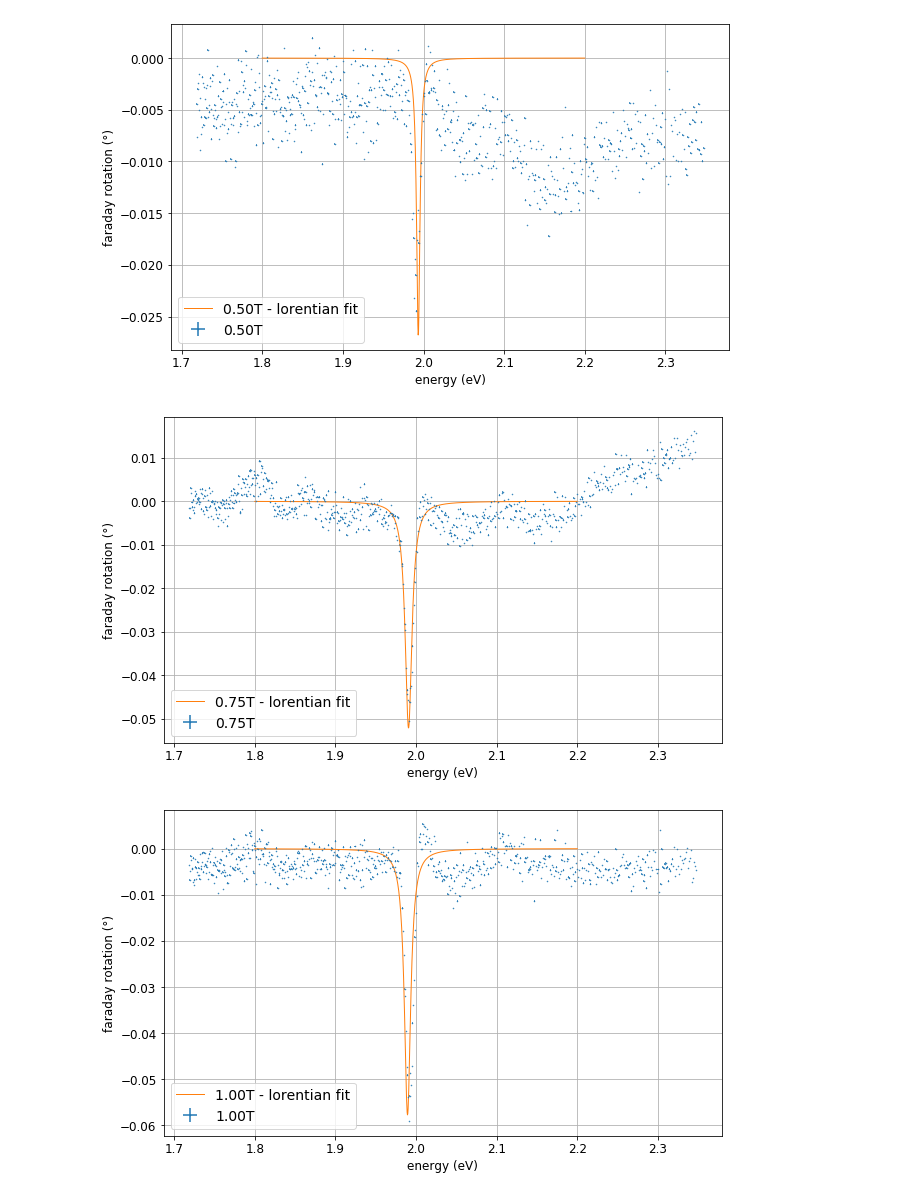
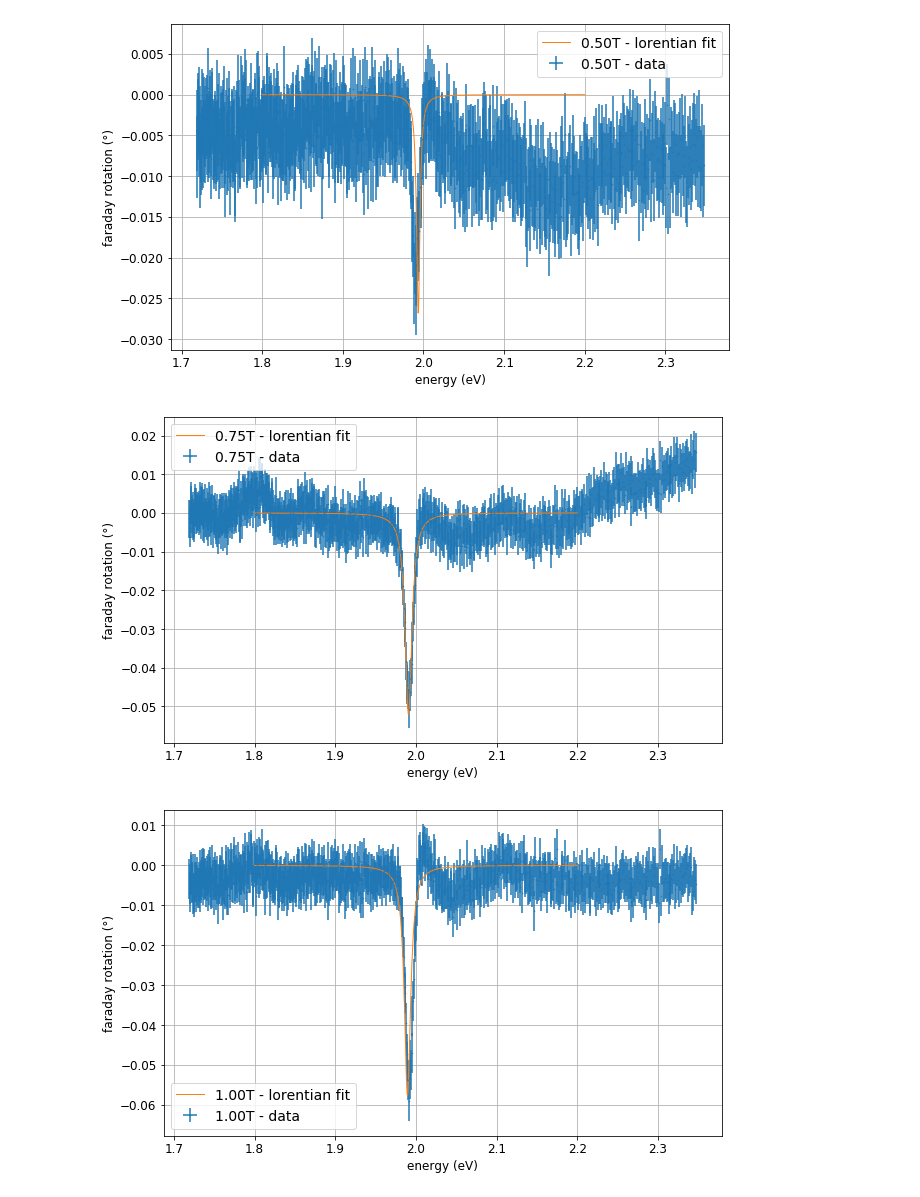
Before and after one commit to Br0Fi/FestSpekt20, a Jupyter notebook: AG-Bratschitsch/scripts/faraday.ipynb, the cells around one changed output. Cells and saved outputs as stored; diff of their text form; code cells hidden in the pictures.

```diff
--- a/AG-Bratschitsch/scripts/faraday.ipynb
+++ b/AG-Bratschitsch/scripts/faraday.ipynb
@@ -150,8 +150,8 @@ femto = 1e-15
 # %%
 # import der daten
 
-unc_Egy = 0.0008981 * 1/(2*np.sqrt(3))
-unc_fr = 0 + 1e-6
+unc_Egy = 0.0001
+unc_fr = 0.005
 
 data = np.loadtxt("../raw/faraday_rot/WS2.dat", unpack=True, delimiter="\t", skiprows=1)
 ws2_Egy = np.array(data[0])
@@ -188,3 +188,5 @@ ydataSap_1400mT = unp.uarray(sap_fr_1400mT,unc_fr)
 #print(unv(xdataCu))
 #print(unv(ydataCu))
 #print(usd(ydataCu))
+
+print(unc_Egy)
@@ -224,31 +228,31 @@ print(l1)
 # %%
 #setup WS2 1.4T
 
 fig=plt.figure(figsize=fullscreen)
 ax = plt.gca()
 
 #Datenpunkte
-plt.errorbar(unv(xdataWS2), unv(ydataWS2_500mT), usd(ydataWS2_500mT), usd(xdataWS2), label="0.50T", ls=" ", marker=".", markersize = 1)
+plt.errorbar(unv(xdataWS2), unv(ydataWS2_500mT), usd(ydataWS2_500mT), usd(xdataWS2), label="0.50T - data", ls=" ", marker=".", markersize = 1)
 
 pfit, perr = fit_curvefit(unv(xdataWS2), unv(ydataWS2_500mT), lorentz, yerr = usd(ydataWS2_500mT), p0 = [1.98,-0.5,0.001])
 l2 = unp.uarray(pfit, perr)
 xfit = np.linspace(1.8, 2.2, 1000)
 yfit = lorentz(xfit, *unv(l2))
 plt.plot(xfit, unv(yfit) , linewidth = 1, label="0.50T - lorentian fit")
 min2 = min( lorentz(xfit, *unv(l2)) )
 pos2 = l2[0]
 
 # fig param
 
 plt.grid()
 plt.xlabel("energy (eV)")
 plt.ylabel("faraday rotation (°)")
 plt.legend(prop={'size':fig_legendsize})
 plt.tick_params(labelsize=fig_labelsize)
 plt.savefig("../plots/WS2_500mT.pdf")
 plt.show()
 # %% [output]
-[figure, old version]
+[figure, new version]
 # %%
 #setup WS2 0.75T
 
@@ -256,7 +260,7 @@ fig=plt.figure(figsize=fullscreen)
 ax = plt.gca()
 
 #Datenpunkte
-plt.errorbar(unv(xdataWS2), unv(ydataWS2_750mT), usd(ydataWS2_750mT), usd(xdataWS2), label="0.75T", ls=" ", marker=".", markersize = 1)
+plt.errorbar(unv(xdataWS2), unv(ydataWS2_750mT), usd(ydataWS2_750mT), usd(xdataWS2), label="0.75T - data", ls=" ", marker=".", markersize = 1)
 
 pfit, perr = fit_curvefit(unv(xdataWS2), unv(ydataWS2_750mT), lorentz, yerr = usd(ydataWS2_750mT), p0 = [1.9925,-0.01,0.005])
 l3 = unp.uarray(pfit, perr)
@@ -276,7 +280,7 @@ plt.tick_params(labelsize=fig_labelsize)
 plt.savefig("../plots/WS2_750mT.pdf")
 plt.show()
 # %% [output]
-[figure, old version]
+[figure, new version]
 # %%
 #setup WS2 1.0T
 
@@ -284,7 +288,7 @@ fig=plt.figure(figsize=fullscreen)
 ax = plt.gca()
 
 #Datenpunkte
-plt.errorbar(unv(xdataWS2), unv(ydataWS2_1000mT), usd(ydataWS2_1000mT), usd(xdataWS2), label="1.00T", ls=" ", marker=".", markersize = 1)
+plt.errorbar(unv(xdataWS2), unv(ydataWS2_1000mT), usd(ydataWS2_1000mT), usd(xdataWS2), label="1.00T - data", ls=" ", marker=".", markersize = 1)
 
 pfit, perr = fit_curvefit(unv(xdataWS2), unv(ydataWS2_1000mT), lorentz, yerr = usd(ydataWS2_1000mT), p0 = [1.9925,-0.01,0.005])
 l4 = unp.uarray(pfit, perr)
@@ -304,7 +308,7 @@ plt.tick_params(labelsize=fig_labelsize)
 plt.savefig("../plots/WS2_1000mT.pdf")
 plt.show()
 # %% [output]
-[figure, old version]
+[figure, new version]
 # %%
 #setup WS2 1.2T
 
```
Also changed, not shown: parts of 10 cells of this notebook, 15 other files.
